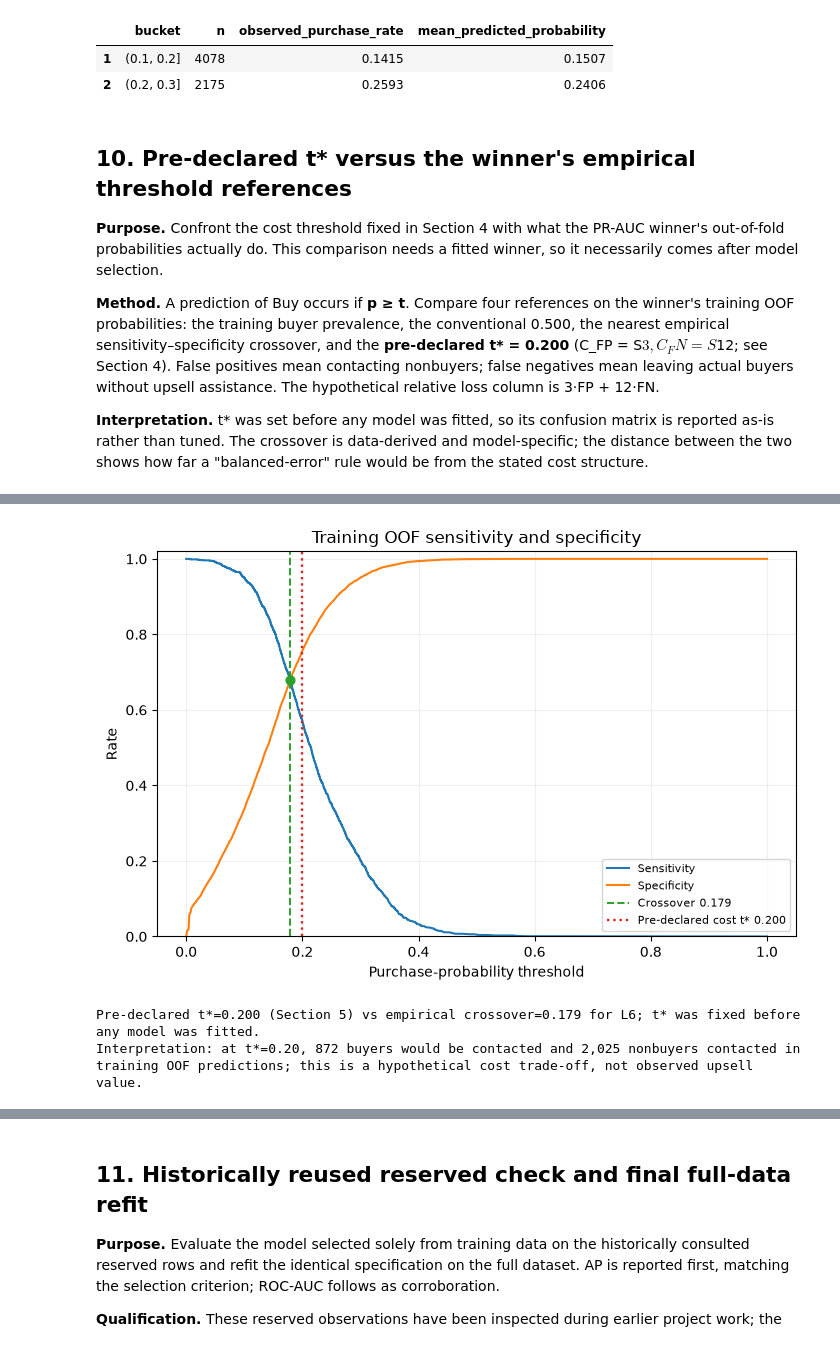
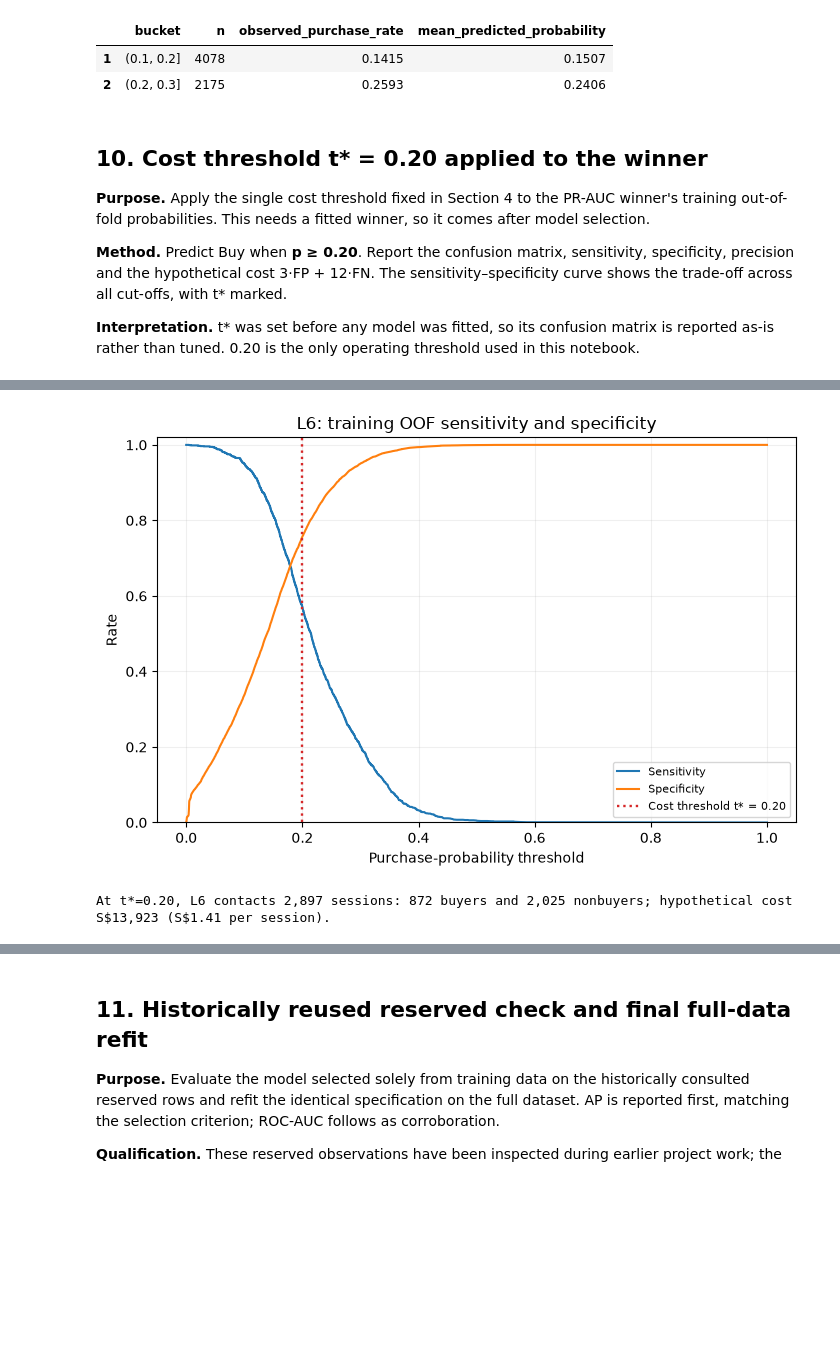
Before and after one commit to lyd-sg/Statistical-Learning, a Jupyter notebook: online_shoppers_analysis.ipynb, the cells around one changed output, grey strips where cells are left out. Saved outputs shown, nothing was run; the diff lists cells and outputs as text; code cells hidden in the pictures; blank space fills up the shorter version.

```diff
--- a/online_shoppers_analysis.ipynb
+++ b/online_shoppers_analysis.ipynb
@@ -1896,46 +1874,39 @@ Interpretation: OOF observed purchase frequency should be compared to mean predi
 | 1 | (0.1, 0.2] | 4078 | 0.1415 | 0.1507 |
 | 2 | (0.2, 0.3] | 2175 | 0.2593 | 0.2406 |
 # %% [markdown]
-## 10. Pre-declared t\* versus the winner's empirical threshold references
-**Purpose.** Confront the cost threshold fixed in Section 4 with what the PR-AUC winner's out-of-fold probabilities actually do. This comparison needs a fitted winner, so it necessarily comes after model selection.
+## 10. Cost threshold t\* = 0.20 applied to the winner
 
-**Method.** A prediction of Buy occurs if **p ≥ t**. Compare four references on the winner's training OOF probabilities: the training buyer prevalence, the conventional 0.500, the nearest empirical sensitivity–specificity crossover, and the **pre-declared t\* = 0.200** (C_FP = S$3, C_FN = S$12; see Section 4). False positives mean contacting nonbuyers; false negatives mean leaving actual buyers without upsell assistance. The hypothetical relative loss column is 3·FP + 12·FN.
+**Purpose.** Apply the single cost threshold fixed in Section 4 to the PR-AUC winner's training out-of-fold probabilities. This needs a fitted winner, so it comes after model selection.
 
-**Interpretation.** t\* was set before any model was fitted, so its confusion matrix is reported as-is rather than tuned. The crossover is data-derived and model-specific; the distance between the two shows how far a "balanced-error" rule would be from the stated cost structure.
+**Method.** Predict Buy when **p ≥ 0.20**. Report the confusion matrix, sensitivity, specificity, precision and the hypothetical cost 3·FP + 12·FN. The sensitivity–specificity curve shows the trade-off across all cut-offs, with t\* marked.
+
+**Interpretation.** t\* was set before any model was fitted, so its confusion matrix is reported as-is rather than tuned. 0.20 is the only operating threshold used in this notebook.
 # %%
-def threshold_measures(y_true,prob,threshold):
+# Section 10: the winner's out-of-fold predictions classified at the single cost threshold t* (Section 4).
+def threshold_measures(y_true,prob,threshold,c_fp=C_FP,c_fn=C_FN):
     true=np.asarray(y_true,dtype=int)
     pred=(np.asarray(prob,dtype=float)>=float(threshold)).astype(int)
     tn,fp,fn,tp=confusion_matrix(true,pred,labels=[0,1]).ravel()
     return {'threshold':float(threshold),'TP':int(tp),'FP':int(fp),'TN':int(tn),'FN':int(fn),
             'sensitivity':float(tp/(tp+fn)),'specificity':float(tn/(tn+fp)),
             'precision':float(tp/(tp+fp)) if tp+fp else np.nan,
-            'hypothetical_relative_loss_SGD':float(C_FP*fp+C_FN*fn)}
+            'hypothetical_relative_loss_SGD':float(c_fp*fp+c_fn*fn)}
+THRESHOLD_TABLE=pd.DataFrame([{'reference':'Pre-declared cost t* (hypothetical)',
+                               **threshold_measures(ytr,WINNER_OOF,T_STAR)}])
+assert THRESHOLD_TABLE[['TP','FP','TN','FN']].sum(axis=1).eq(len(ytr)).all()
+display(THRESHOLD_TABLE.drop(columns='reference').round(4))
 _,_,roc_candidates=roc_curve(ytr,WINNER_OOF,drop_intermediate=False)
 cutoffs=np.unique(np.r_[roc_candidates[np.isfinite(roc_candidates)&(roc_candidates>=0)&(roc_candidates<=1)],0.,1.])
 THRESHOLD_CURVE=pd.DataFrame([threshold_measures(ytr,WINNER_OOF,t) for t in cutoffs])
-THRESHOLD_CURVE['gap']=(THRESHOLD_CURVE.sensitivity-THRESHOLD_CURVE.specificity).abs()
-CROSSOVER=THRESHOLD_CURVE.sort_values(['gap','threshold'],kind='stable').iloc[0]
-CROSSOVER_THRESHOLD=float(CROSSOVER.threshold)
-THRESHOLD_REFS=[('Training prevalence',BASE_RATE),('Conventional 0.500',0.5),
-                ('Sensitivity–specificity crossover',CROSSOVER_THRESHOLD),
-                ('Pre-declared cost t* (hypothetical)',T_STAR)]
-THRESHOLD_TABLE=pd.DataFrame([{'reference':label,**threshold_measures(ytr,WINNER_OOF,t)}
-                              for label,t in THRESHOLD_REFS])
-assert len(THRESHOLD_TABLE)==4
-assert THRESHOLD_TABLE[['TP','FP','TN','FN']].sum(axis=1).eq(len(ytr)).all()
-assert np.isclose(THRESHOLD_TABLE.loc[3,'threshold'],T_STAR)
-display(THRESHOLD_TABLE.round(4))
 fig,ax=plt.subplots(figsize=(7.2,4.8))
 ax.plot(THRESHOLD_CURVE.threshold,THRESHOLD_CURVE.sensitivity,label='Sensitivity')
 ax.plot(THRESHOLD_CURVE.threshold,THRESHOLD_CURVE.specificity,label='Specificity')
-ax.axvline(CROSSOVER_THRESHOLD,ls='--',color='tab:green',lw=1.4,label=f'Crossover {CROSSOVER_THRESHOLD:.3f}')
-ax.axvline(T_STAR,ls=':',color='tab:red',lw=1.7,label=f'Pre-declared cost t* {T_STAR:.3f}')
-ax.scatter([CROSSOVER_THRESHOLD],[float(CROSSOVER.sensitivity)],color='tab:green',s=40,zorder=5)
+ax.axvline(T_STAR,ls=':',color='tab:red',lw=1.7,label=f'Cost threshold t* = {T_STAR:.2f}')
 ax.set(xlabel='Purchase-probability threshold',ylabel='Rate',ylim=(0,1.02),
-       title='Training OOF sensitivity and specificity')
+       title=f'{WINNER_DISPLAY}: training OOF sensitivity and specificity')
 ax.grid(alpha=.2);ax.legend(fontsize=8);fig.tight_layout()
 display(fig);plt.close(fig)
-print(f'Pre-declared t*={T_STAR:.3f} (Section 5) vs empirical crossover={CROSSOVER_THRESHOLD:.3f} for {WINNER_DISPLAY}; t* was fixed before any model was fitted.')
-print(f'Interpretation: at t*={T_STAR:.2f}, {int(THRESHOLD_TABLE.iloc[3].TP):,} buyers would be contacted and {int(THRESHOLD_TABLE.iloc[3].FP):,} nonbuyers contacted in training OOF predictions; this is a hypothetical cost trade-off, not observed upsell value.')
+r=THRESHOLD_TABLE.iloc[0]
+print(f'At t*={T_STAR:.2f}, {WINNER_DISPLAY} contacts {int(r.TP)+int(r.FP):,} sessions: {int(r.TP):,} buyers and {int(r.FP):,} nonbuyers; '
+      f'hypothetical cost S${r.hypothetical_relative_loss_SGD:,.0f} (S${r.hypothetical_relative_loss_SGD/len(ytr):.2f} per session).')
 # %% [output]
@@ -1947,3 +1915,2 @@ print(f'Interpretation: at t*={T_STAR:.2f}, {int(THRESHOLD_TABLE.iloc[3].TP):,}
-[figure, old version]
+[figure, new version]
-Pre-declared t*=0.200 (Section 5) vs empirical crossover=0.179 for L6; t* was fixed before any model was fitted.
-Interpretation: at t*=0.20, 872 buyers would be contacted and 2,025 nonbuyers contacted in training OOF predictions; this is a hypothetical cost trade-off, not observed upsell value.
+At t*=0.20, L6 contacts 2,897 sessions: 872 buyers and 2,025 nonbuyers; hypothetical cost S$13,923 (S$1.41 per session).
```
Also changed, not shown: parts of 17 cells of this notebook.
